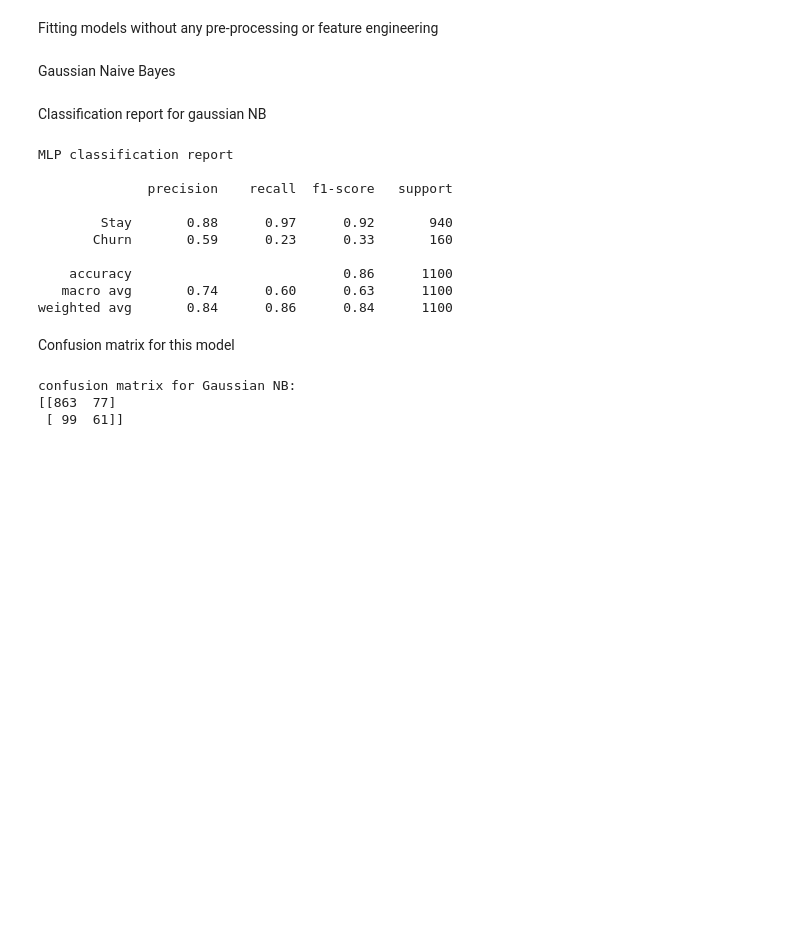
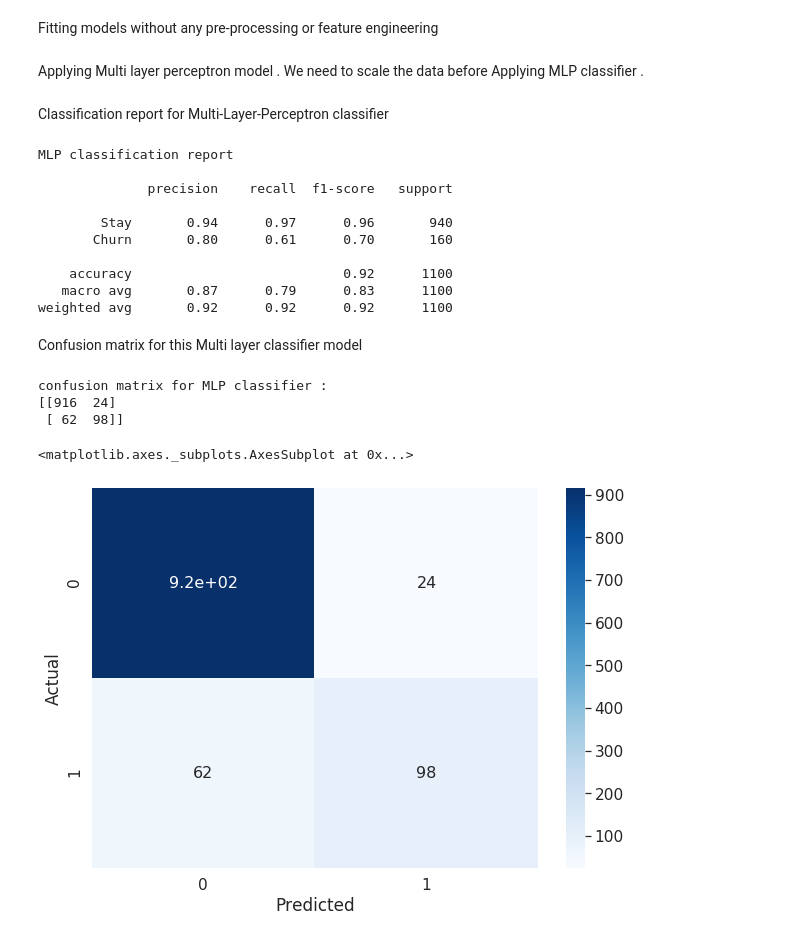
Before and after one commit to exponential-tortoise/customer_churn, a Jupyter notebook: model_fitting.ipynb, the cells around one changed output. Cells and saved outputs as stored; diff of their text form; code cells hidden in the pictures; blank space fills up the shorter version.

```diff
--- a/model_fitting.ipynb
+++ b/model_fitting.ipynb
@@ -38,8 +43,16 @@ from sklearn.model_selection import train_test_split
 
 X_train, X_test, y_train, y_test = train_test_split(
     X, y, test_size=0.33, random_state=42)
-# %% [markdown]
-Gaussian Naive Bayes
+# %% [markdown]
+Applying Multi layer perceptron model . We need to scale the data before Applying MLP classifier .
+# %%
+from sklearn.preprocessing import StandardScaler
+scaler = StandardScaler()  # doctest: +SKIP
+# Don't cheat - fit only on training data
+scaler.fit(X_train)  # doctest: +SKIP
+X_train = scaler.transform(X_train)  # doctest: +SKIP
+# apply same transformation to test data
+X_test = scaler.transform(X_test)
 # %%
 from sklearn.neural_network import MLPClassifier
 
@@ -49,7 +62,7 @@ clf.fit(X_train, y_train)
 
 y_pred=clf.predict(X_test)
 # %% [markdown]
-Classification report for gaussian NB
+Classification report for Multi-Layer-Perceptron classifier
 # %%
 from sklearn.metrics    import classification_report
 from sklearn.metrics    import confusion_matrix
@@ -61,18 +74,31 @@ MLP classification report
 
               precision    recall  f1-score   support
 
-        Stay       0.88      0.97      0.92       940
-       Churn       0.59      0.23      0.33       160
+        Stay       0.94      0.97      0.96       940
+       Churn       0.80      0.61      0.70       160
 
-    accuracy                           0.86      1100
-   macro avg       0.74      0.60      0.63      1100
-weighted avg       0.84      0.86      0.84      1100
+    accuracy                           0.92      1100
+   macro avg       0.87      0.79      0.83      1100
+weighted avg       0.92      0.92      0.92      1100
 # %% [markdown]
-Confusion matrix for this model
+Confusion matrix for this Multi layer classifier model
 # %%
-confusion_nb=confusion_matrix(y_test,y_pred)
-print("confusion matrix for Gaussian NB:\n{}".format(confusion_nb))
+confusion_mlp=confusion_matrix(y_test,y_pred)
+print("confusion matrix for MLP classifier :\n{}".format(confusion_mlp))
 # %% [output]
-confusion matrix for Gaussian NB:
-[[863  77]
- [ 99  61]]
+confusion matrix for MLP classifier :
+[[916  24]
+ [ 62  98]]
+# %%
+import seaborn as sn
+
+
+df_cm = pd.DataFrame(confusion_mlp, columns=np.unique(y_test), index = np.unique(y_test))
+df_cm.index.name = 'Actual'
+df_cm.columns.name = 'Predicted'
+plt.figure(figsize = (10,7))
+sn.set(font_scale=1.4)#for label size
+sn.heatmap(df_cm, cmap="Blues", annot=True,annot_kws={"size": 16})
+# %% [output]
+<matplotlib.axes._subplots.AxesSubplot at 0x...>
+[figure, added]
```
Also changed, not shown: parts of 1 cell of this notebook.
